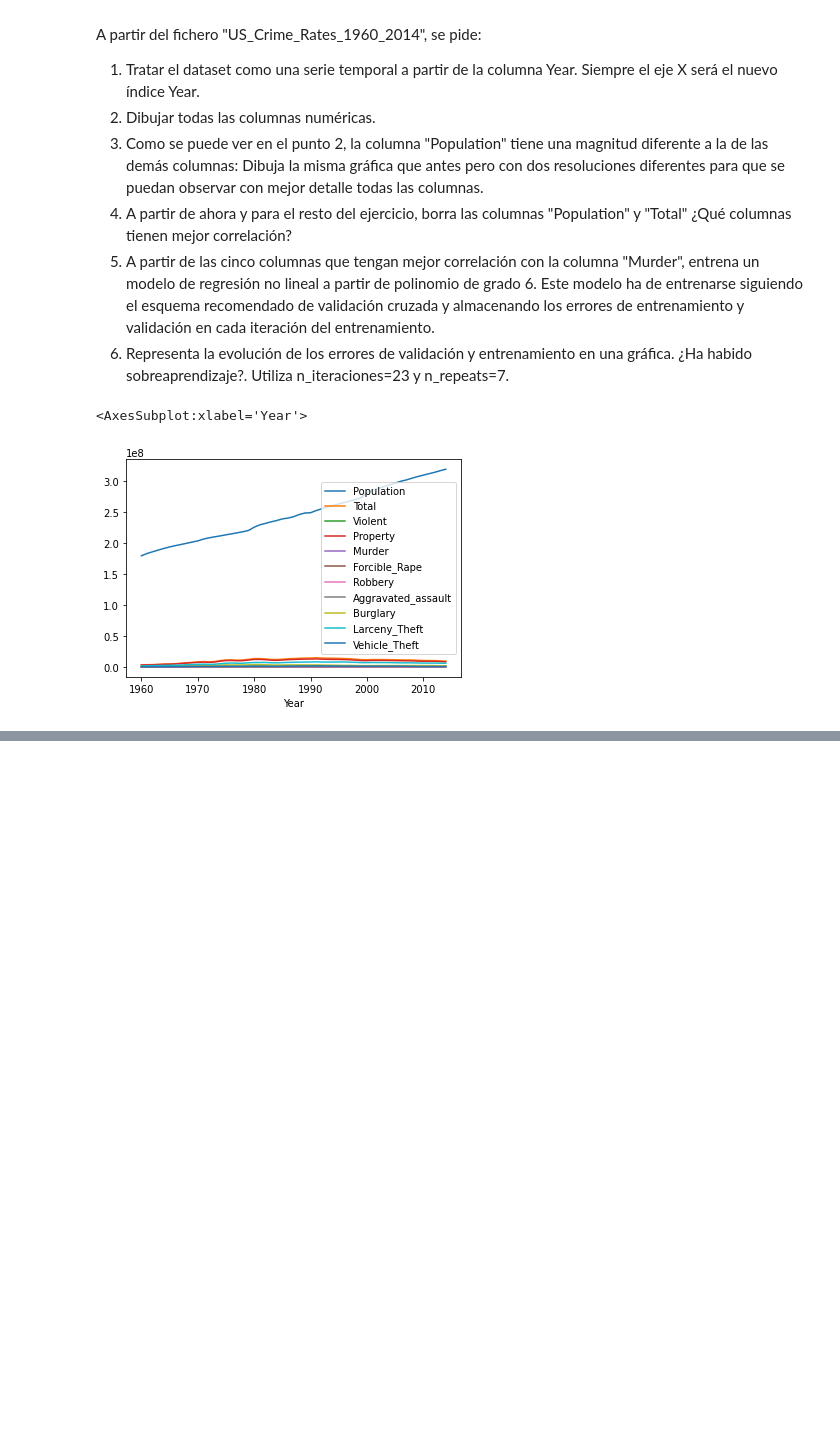
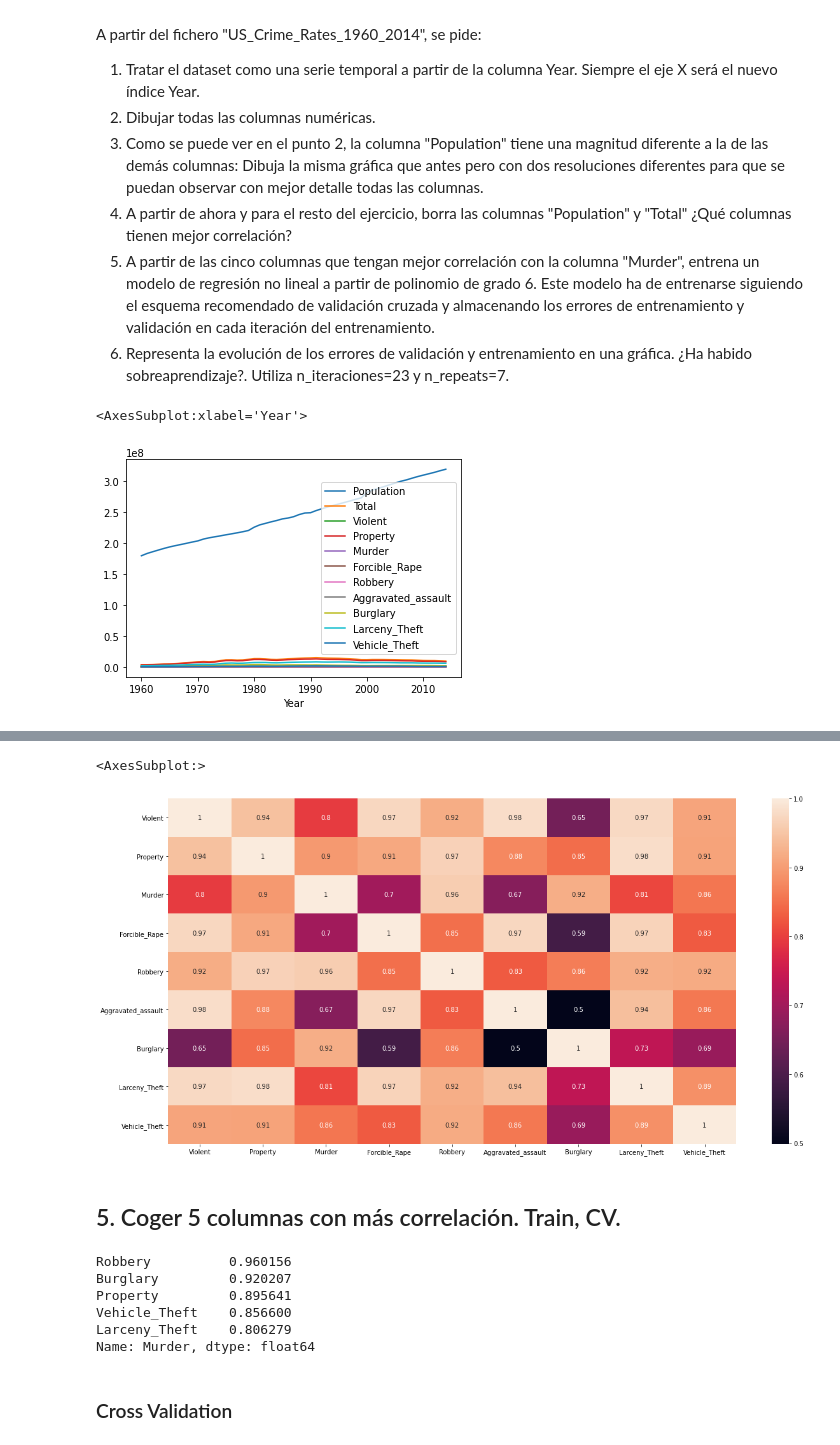
Before and after one commit to XinruYang/Data-Science-Bootcamp-21, a Jupyter notebook: week10_ML_competition_pca_kmeans/day1_gridsearch_pipelines/exercises/3.crime.ipynb, the cells around one changed output, grey strips where cells are left out. Drawn from its saved outputs; the diff is of its cells as text; code cells hidden in the pictures; blank space fills up the shorter version.

```diff
--- a/week10_ML_competition_pca_kmeans/day1_gridsearch_pipelines/exercises/3.crime.ipynb
+++ b/week10_ML_competition_pca_kmeans/day1_gridsearch_pipelines/exercises/3.crime.ipynb
@@ -20,0 +57,10 @@ df.plot()
+# %%
+df.drop(["Population", "Total"], axis=1, inplace=True)
+# %%
+plt.figure(figsize=(20,10))
+sns.heatmap(df.corr(), annot=True)
+# %% [output]
+<AxesSubplot:>
+[figure, added]
+# %% [markdown]
+## 5. Coger 5 columnas con más correlación. Train, CV.
@@ -20,0 +69,9 @@ df.plot()
+# %%
+df.corr()["Murder"].sort_values(ascending=False).iloc[1:6]
+# %% [output]
+Robbery          0.960156
+Burglary         0.920207
+Property         0.895641
+Vehicle_Theft    0.856600
+Larceny_Theft    0.806279
+Name: Murder, dtype: float64
@@ -20,0 +81,2 @@ df.plot()
+# %% [markdown]
+### Cross Validation
```
Also changed, not shown: parts of 30 cells of this notebook, 4 other files.
